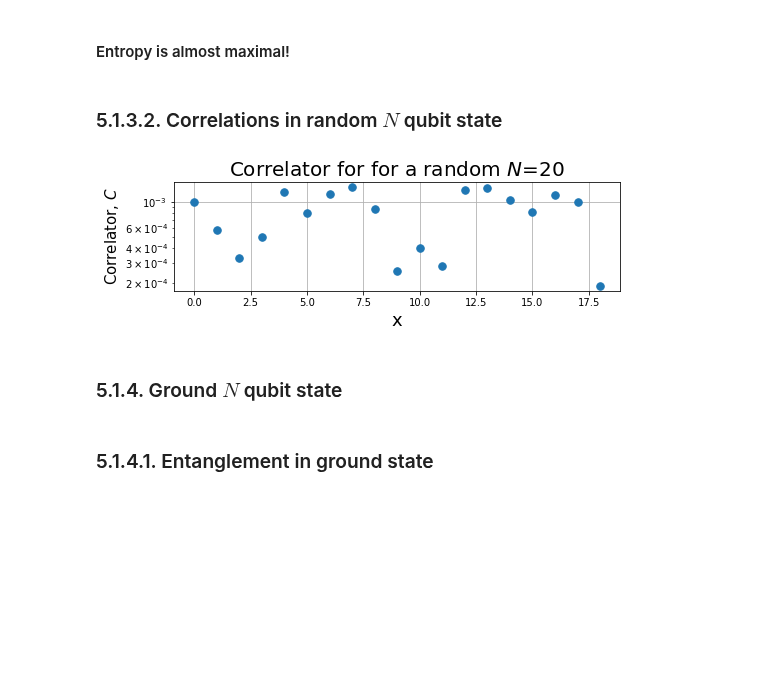
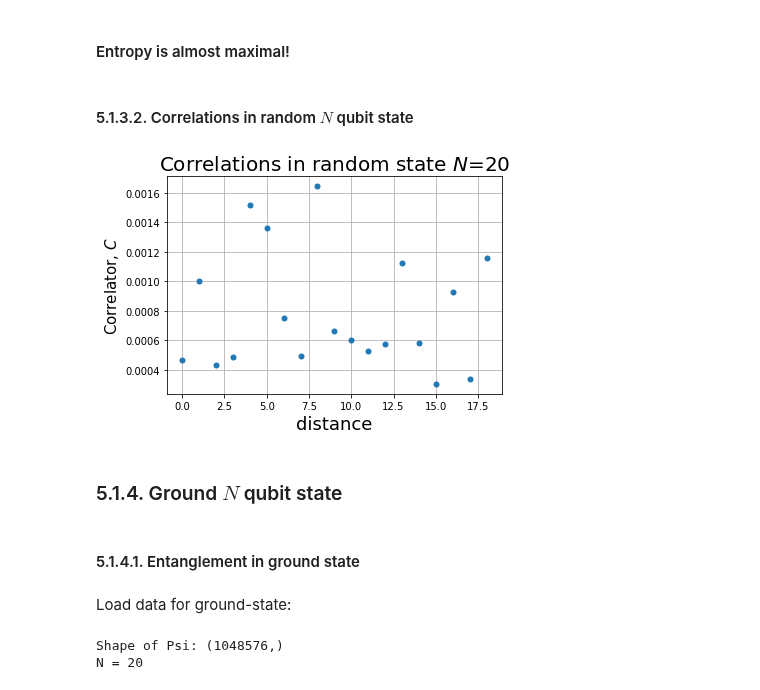
Before and after one commit to sofiagonga/many-body_entanglement_TN, a Jupyter notebook: TN_tutorial5.ipynb, the cells around one changed output. Saved outputs shown, nothing was run; the diff lists cells and outputs as text; code cells hidden in the pictures; blank space fills up the shorter version.

```diff
--- a/TN_tutorial5.ipynb
+++ b/TN_tutorial5.ipynb
@@ -56,11 +41,6 @@ def entropies_and_spectra_from_psi(Psi):
         ES[:,n-1] = p
         EE[n-1] = entanglement_entropy_from_p(p)
     return ES,EE
-# %%
-N = 6
-Psi_0 = np.random.rand(2**N)+1j*np.random.rand(2**N)
-Psi_0 = Psi_0/np.linalg.norm(Psi_0)
-ES,EE = entropies_and_spectra_from_psi(Psi_0)
 # %% [markdown]
 ### 5.1.2. Computing correlations
 # %% [markdown]
@@ -106,13 +75,0 @@ correlator = compute_correlator(Psi, Q)
-# %%
-import matplotlib.pyplot as plt
-
-import warnings
-warnings.filterwarnings('ignore')
-
-plt.title("Correlator")
-plt.grid()
-plt.ylabel("x")
-plt.xlabel(r"Correlator, $C$")
-plt.plot(np.arange(1,len(correlator)+1), correlator, ls = '-', marker = '.')
-plt.rcParams["figure.figsize"] = (11,8)
-plt.show()
@@ -142,12 +115,11 @@ for i in range(np.shape(ent_spectra)[1]):
 # %% [markdown]
 Plot spectrum for one partition. Let's do it for the last one since it will have the most number of $\rho$ eigenvalues.
 # %%
-plt.title("Entanglement spectra for last partition", fontsize=20)
+plt.title("Entanglement spectra for largest partition on random state", fontsize=18)
 plt.grid()
 plt.xlabel("eigenvalue index",fontsize=18)
 plt.ylabel(r"Probability, $p_i$",fontsize=18)
 plt.yscale("log")
-plt.plot(ent_spectra[:,-1], ".")
-plt.rcParams["figure.figsize"] = (8,2)
+plt.plot(ent_spectra_rand[:,-1], ".")
 plt.show()
 # %% [output]
@@ -181,23 +155,40 @@ plt.show()
 # %% [markdown]
 #### Entropy is almost maximal!
 # %% [markdown]
-### 5.1.3.2. Correlations in random $N$ qubit state
+#### 5.1.3.2. Correlations in random $N$ qubit state
 # %%
 Q = np.array([[0,1],[1,0]])
 
-corr = compute_correlator(Psi, Q)
+corr_rand = compute_correlator(Psi, Q)
 # %%
-plt.title("Correlator for for a random $N$=" +str(N), fontsize=20)
+plt.title("Correlations in random state $N$=" +str(N), fontsize=20)
 plt.grid()
-plt.xlabel("x",fontsize=18)
+plt.xlabel("distance",fontsize=18)
 plt.ylabel(r"Correlator, $C$",fontsize=15)
-plt.yscale("log")
-plt.plot(corr, ".", ms=15)
-plt.rcParams["figure.figsize"] = (15,4)
+plt.plot(corr_rand, ".", ms=10)
 plt.show()
 # %% [output]
-[figure, old version]
+[figure, new version]
 # %% [markdown]
 ### 5.1.4. Ground $N$ qubit state
 # %% [markdown]
-### 5.1.4.1. Entanglement in ground state
+#### 5.1.4.1. Entanglement in ground state
+# %% [markdown]
+Load data for ground-state:
+# %%
+import os
+import h5py
+cwd = os.getcwd()
+data_path = os.path.join(cwd, "data/GroundStateIsingN20h1.jld")
+
+file = h5py.File(data_path, "r")
+Psi_data = file.get('Psi')
+E_data = file.get('E')[0]
+Psi = np.array(Psi_data)
+Psi = Psi[0]
+print("Shape of Psi:", np.shape(Psi))
+N = round(np.log2(len(Psi)))
+print("N =",N)
+# %% [output]
+Shape of Psi: (1048576,)
+N = 20
```
Also changed, not shown: parts of 38 cells of this notebook.
